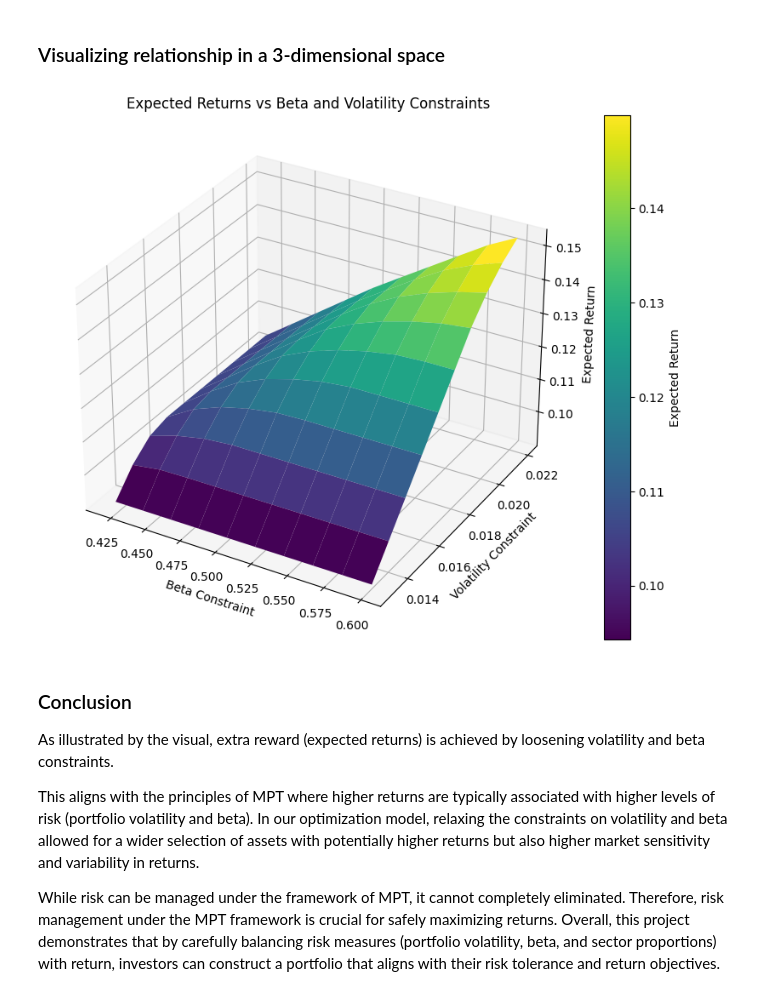
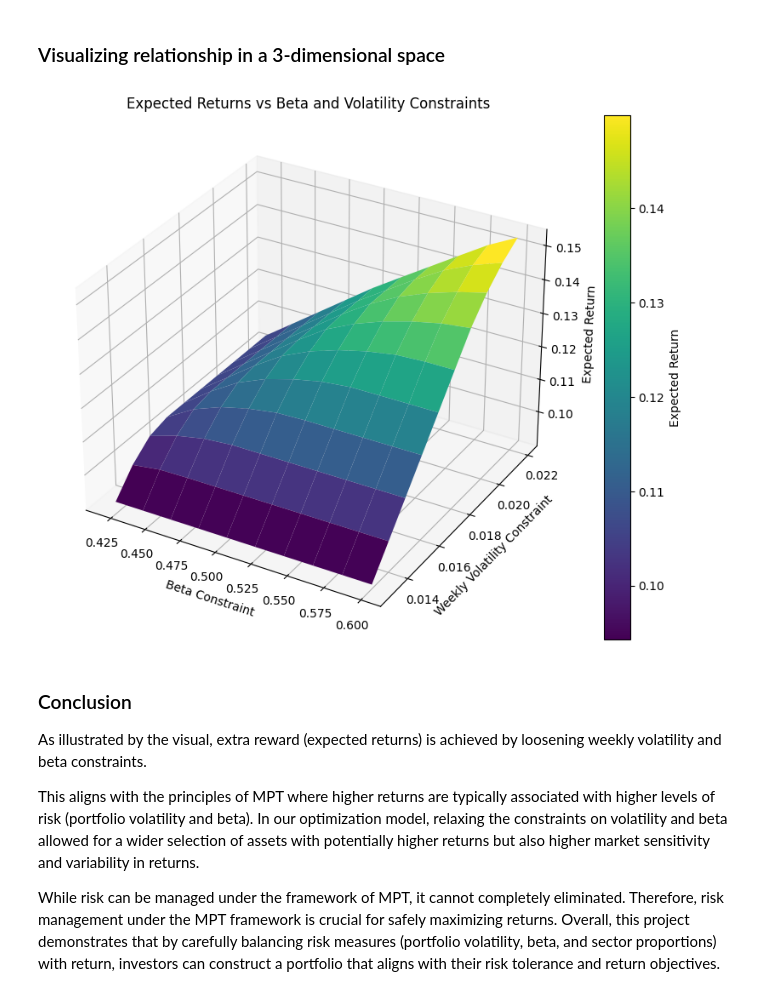
Before and after one commit to hproloff/final_proj_cs524, a Jupyter notebook: extra/project.ipynb, the cells around one changed output. Drawn from its saved outputs; the diff is of its cells as text; code cells hidden in the pictures.

```diff
--- a/extra/project.ipynb
+++ b/extra/project.ipynb
@@ -485,36 +487,36 @@ df.head()
 # %%
 pivot_df = df.pivot_table(index='vol_iter', columns='beta_iter', values='expected_return')
 
 # Create meshgrid for beta and volatility
 beta_mesh, vol_mesh = np.meshgrid(pivot_df.columns, pivot_df.index)
 
 # Extracting the expected returns for the meshgrid
 expected_returns_mesh = pivot_df.values
 
 # Plotting
 fig = plt.figure(figsize=(10, 8))
 ax = fig.add_subplot(111, projection='3d')
 
 # Plotting the surface
 surface = ax.plot_surface(beta_mesh, vol_mesh, expected_returns_mesh, cmap='viridis')
 
 # Labeling
 ax.set_xlabel('Beta Constraint')
-ax.set_ylabel('Volatility Constraint')
+ax.set_ylabel('Weekly Volatility Constraint')
 ax.set_zlabel('Expected Return')
 
 # Color bar
 cbar = plt.colorbar(surface, ax=ax)
 cbar.set_label('Expected Return')
 
 plt.title('Expected Returns vs Beta and Volatility Constraints')
 plt.show()
 # %% [output]
-[figure, old version]
+[figure, new version]
 # %% [markdown]
 ### Conclusion
 
-As illustrated by the visual, extra reward (expected returns) is achieved by loosening volatility and beta constraints.
+As illustrated by the visual, extra reward (expected returns) is achieved by loosening weekly volatility and beta constraints.
 
 This aligns with the principles of MPT where higher returns are typically associated with higher levels of risk (portfolio volatility and beta). In our optimization model, relaxing the constraints on volatility and beta allowed for a wider selection of assets with potentially higher returns but also higher market sensitivity and variability in returns.
 
```
Also changed, not shown: parts of 7 cells of this notebook.
